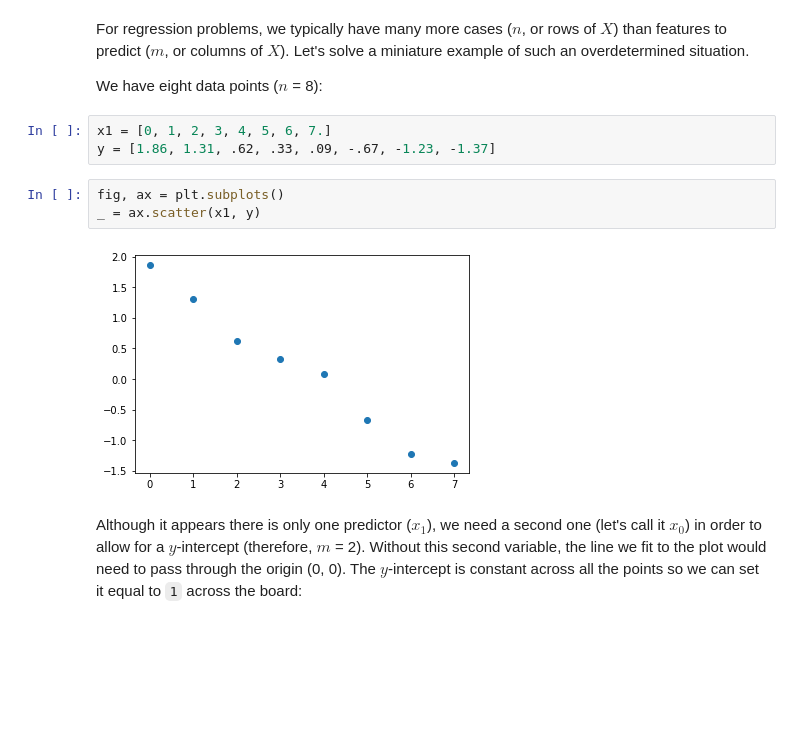
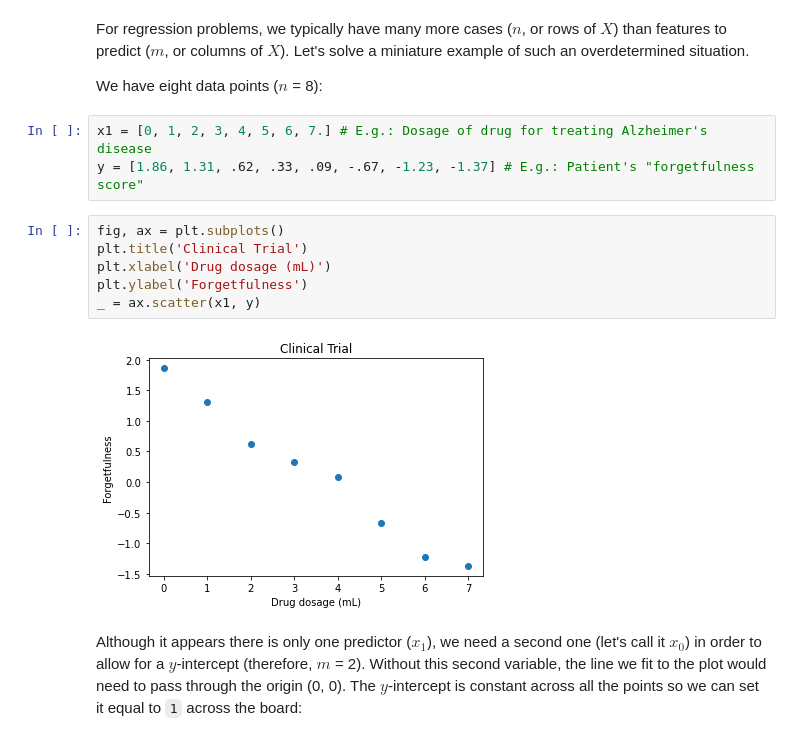
Before and after one commit to jonkrohn/ML-foundations, a Jupyter notebook: notebooks/2-linear-algebra-ii.ipynb, the cells around one changed output. Cells and saved outputs as stored; diff of their text form; blank space fills up the shorter version.

Commit message:
add Alzheimer's example labels to plots

```diff
--- a/notebooks/2-linear-algebra-ii.ipynb
+++ b/notebooks/2-linear-algebra-ii.ipynb
@@ -1257,13 +1257,16 @@ For regression problems, we typically have many more cases ($n$, or rows of $X$)
 
 We have eight data points ($n$ = 8):
 # %%
-x1 = [0, 1, 2, 3, 4, 5, 6, 7.]
-y = [1.86, 1.31, .62, .33, .09, -.67, -1.23, -1.37]
+x1 = [0, 1, 2, 3, 4, 5, 6, 7.] # E.g.: Dosage of drug for treating Alzheimer's disease
+y = [1.86, 1.31, .62, .33, .09, -.67, -1.23, -1.37] # E.g.: Patient's "forgetfulness score"
 # %%
 fig, ax = plt.subplots()
+plt.title('Clinical Trial')
+plt.xlabel('Drug dosage (mL)')
+plt.ylabel('Forgetfulness')
 _ = ax.scatter(x1, y)
 # %% [output]
-[figure, old version]
+[figure, new version]
 # %% [markdown]
 Although it appears there is only one predictor ($x_1$), we need a second one (let's call it $x_0$) in order to allow for a $y$-intercept (therefore, $m$ = 2). Without this second variable, the line we fit to the plot would need to pass through the origin (0, 0). The $y$-intercept is constant across all the points so we can set it equal to `1` across the board:
 # %%
```
Also changed, not shown: parts of 1 cell of this notebook, 1 other file.
